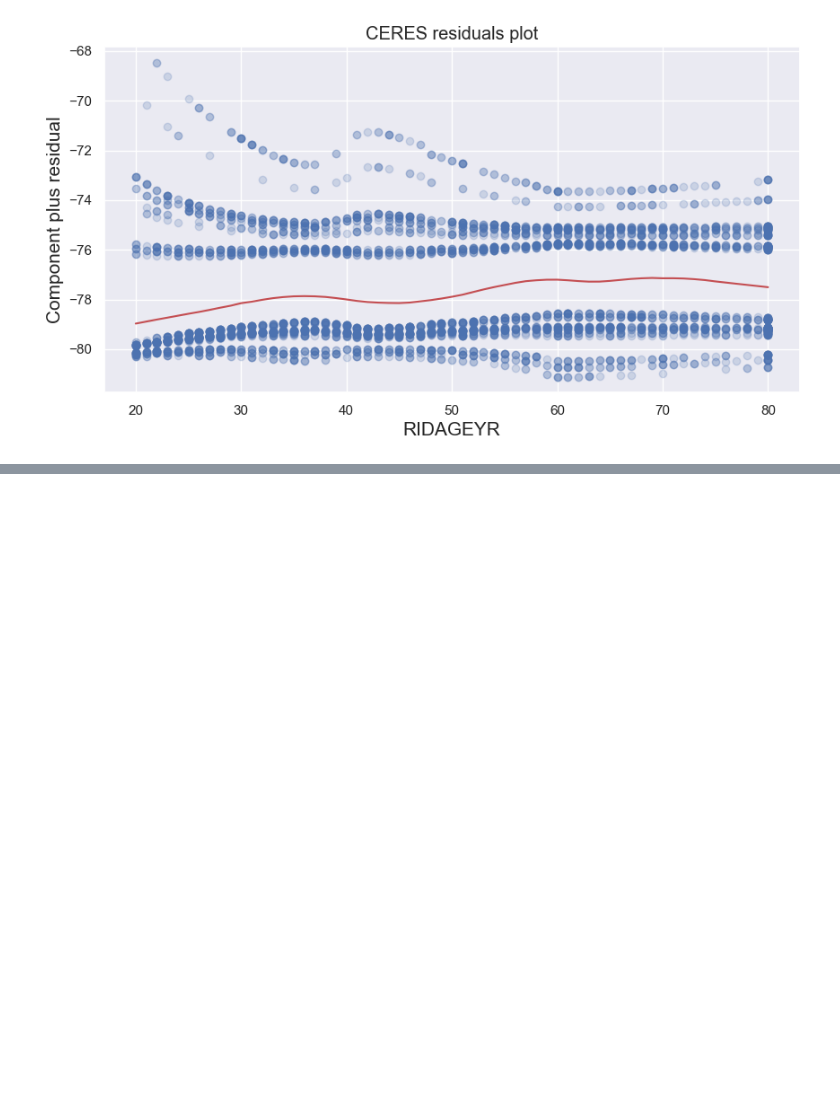
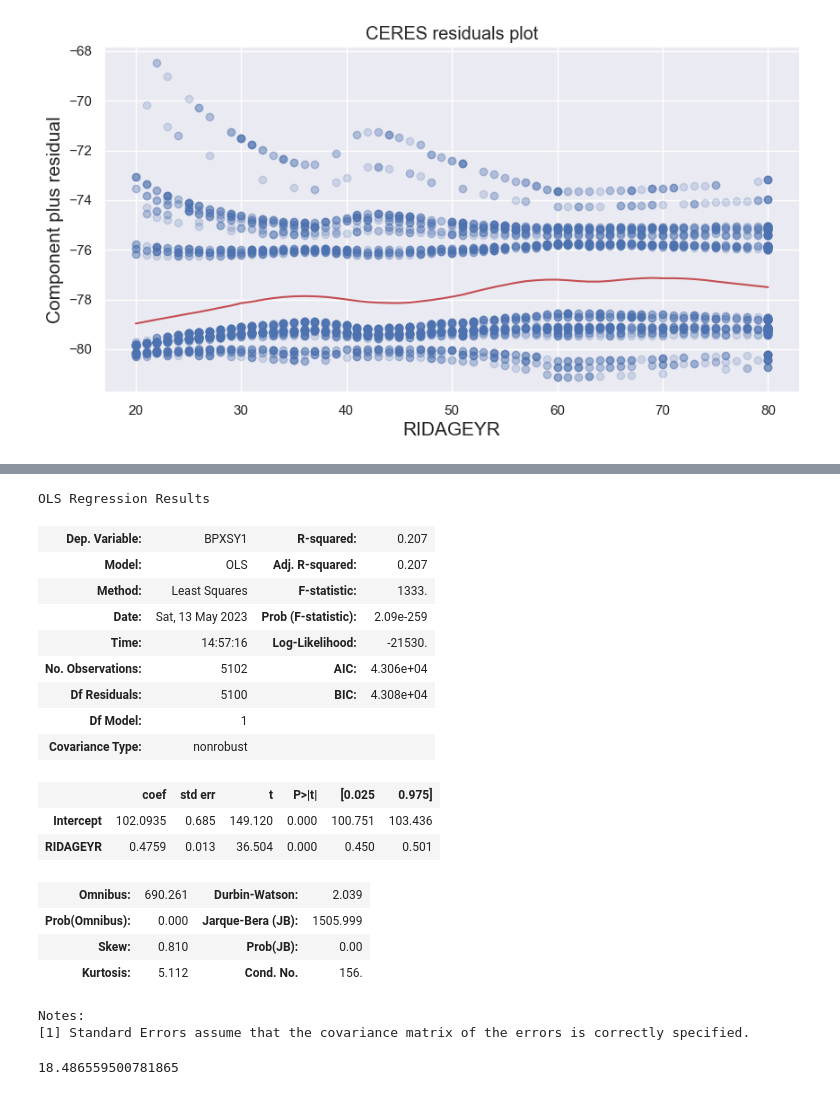
Before and after one commit to onavarrete04/Introduccion-Ciencia-Datos, a Jupyter notebook: 2023_modelos_estadísticos_datos.ipynb, the cells around one changed output, grey strips where cells are left out. Cells and saved outputs as stored; diff of their text form; code cells hidden in the pictures; blank space fills up the shorter version.

```diff
--- a/2023_modelos_estadísticos_datos.ipynb
+++ b/2023_modelos_estadísticos_datos.ipynb
@@ -1232,0 +1251,30 @@ _ = add_lowess(ax)
+# %%
+# construyendo el modelo utilizando la biblioteca statsmodels
+# OML significa regresion lineal de minimos cuadrados
+modelo_sistolica = sm.OLS.from_formula("BPXSY1 ~ RIDAGEYR", data=datos)
+resultado_sis = modelo_sistolica.fit()
+resultado_sis.summary()
+# %% [output]
+OLS Regression Results
+| Dep. Variable: | BPXSY1 | R-squared: | 0.207 |
+| Model: | OLS | Adj. R-squared: | 0.207 |
+| Method: | Least Squares | F-statistic: | 1333. |
+| Date: | Sat, 13 May 2023 | Prob (F-statistic): | 2.09e-259 |
+| Time: | 14:57:16 | Log-Likelihood: | -21530. |
+| No. Observations: | 5102 | AIC: | 4.306e+04 |
+| Df Residuals: | 5100 | BIC: | 4.308e+04 |
+| Df Model: | 1 |  |  |
+| Covariance Type: | nonrobust |  |  |
+|  | coef | std err | t | P>|t| | [0.025 | 0.975] |
+| Intercept | 102.0935 | 0.685 | 149.120 | 0.000 | 100.751 | 103.436 |
+| RIDAGEYR | 0.4759 | 0.013 | 36.504 | 0.000 | 0.450 | 0.501 |
+| Omnibus: | 690.261 | Durbin-Watson: | 2.039 |
+| Prob(Omnibus): | 0.000 | Jarque-Bera (JB): | 1505.999 |
+| Skew: | 0.810 | Prob(JB): | 0.00 |
+| Kurtosis: | 5.112 | Cond. No. | 156. |
+Notes:
+[1] Standard Errors assume that the covariance matrix of the errors is correctly specified.
+# %%
+datos.BPXSY1.std()
+# %% [output]
+18.486559500781865
```
Also changed, not shown: parts of 20 cells of this notebook.
